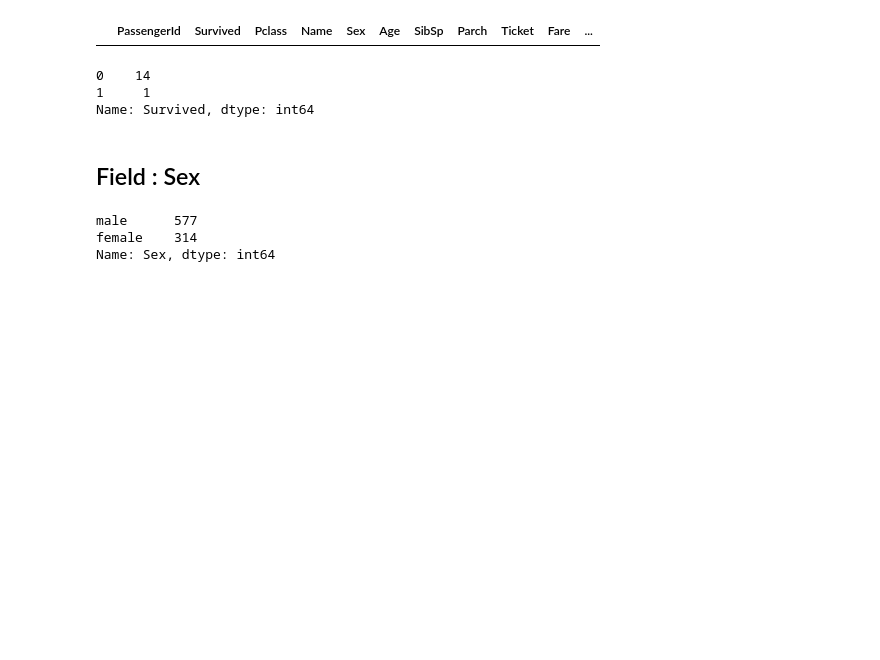
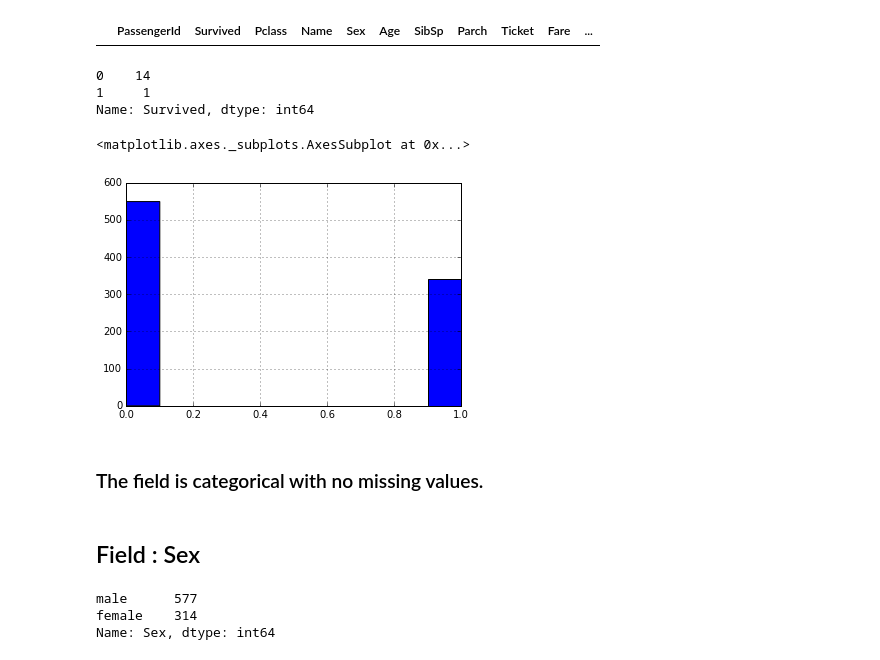
Before and after one commit to gskhandave05/DataScience_Assignments, a Jupyter notebook: M1_W3_Lab/M1W3Lab_TitanicEDA.ipynb, the cells around one changed output. Saved outputs shown, nothing was run; the diff lists cells and outputs as text; code cells hidden in the pictures; blank space fills up the shorter version.

```diff
--- a/M1_W3_Lab/M1W3Lab_TitanicEDA.ipynb
+++ b/M1_W3_Lab/M1W3Lab_TitanicEDA.ipynb
@@ -199,6 +228,13 @@ data[data.Fare == 0].Survived.value_counts()
 0    14
 1     1
 Name: Survived, dtype: int64
+# %%
+data.Survived.hist()
+# %% [output]
+<matplotlib.axes._subplots.AxesSubplot at 0x...>
+[figure, added]
+# %% [markdown]
+### The field is categorical with no missing values.
 # %% [markdown]
 ## Field : Sex
 # %%
```
Also changed, not shown: parts of 13 cells of this notebook.
